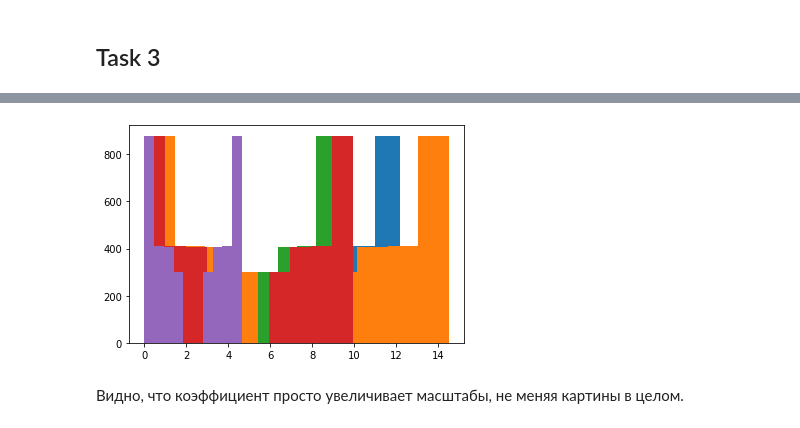
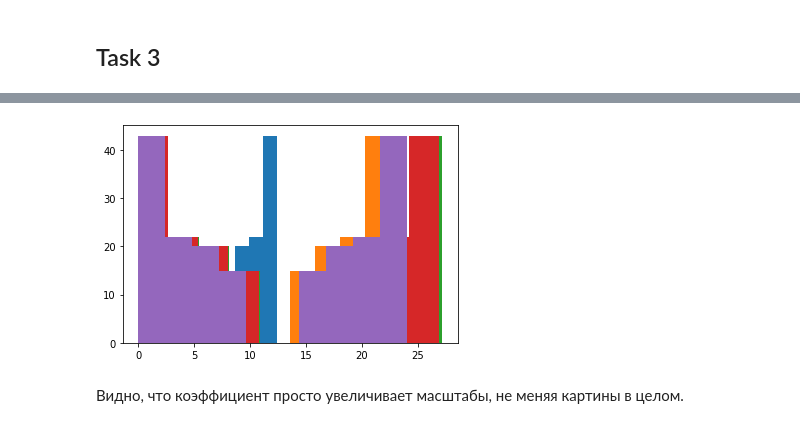
Before and after one commit to SvMixa/HSE_computational_physics, a Jupyter notebook: Home_work_5_Svintsov_M.ipynb, the cells around one changed output, grey strips where cells are left out. Saved outputs shown, nothing was run; the diff lists cells and outputs as text; code cells hidden in the pictures.

```diff
--- a/Home_work_5_Svintsov_M.ipynb
+++ b/Home_work_5_Svintsov_M.ipynb
@@ -127,9 +334,9 @@ A = \left(
 В левом нижнем и правом верхнем углу не нули, так как цепочка замкнута.
 # %%
 def made_matrix_A (N):
-    A = np.diag([2,1] * 2 * N) + np.diag(([-0.5, -1]* 2 * N)[:-1], -1) + np.diag(([-1, -0.5]* 2 * N)[:-1], 1)
-    A[0, 4*N-1] = -1
-    A[4*N-1, 0] = -0.5
+    A = np.diag([2,1]  * N) + np.diag(([-0.5, -1] * N)[:-1], -1) + np.diag(([-1, -0.5] * N)[:-1], 1)
+    A[0, 2*N-1] = -1
+    A[2*N-1, 0] = -0.5
     return A
 made_matrix_A(2)
 # %% [output]
@@ -146 +349,6 @@ eigenvals = np.linalg.eigvals(made_matrix_A(1000))
+# %%
+N = 1000
+# %%
+A = made_matrix_A(N)
+eigval, eigvec = np.linalg.eig(A)
 # %%
@@ -152,0 +359,5 @@ eigen = np.linalg.eig(made_matrix_A(1000))
+# %%
+plt.figure(figsize=(7,7))
+for i in range(2*N):
+    plt.plot([0,1], [eigval[i], eigval[i]])
+plt.show()
@@ -170,14 +418,14 @@ plt.show()
 # %%
-A = made_matrix_A(1000)
+A = made_matrix_A(100)
 for i in range(5):
     k = np.random.random()*9 + 1
     A_k = k*A
     eigenvals_k = np.linalg.eigvals(A_k)
     eigen = np.linalg.eig(A_k)
     plt.hist(eigenvals_k)
 plt.show()
 # %% [output]
-[figure, old version]
+[figure, new version]
 # %% [markdown]
 Видно, что коэффициент просто увеличивает масштабы, не меняя картины в целом.
 # %%
```
Also changed, not shown: parts of 46 cells of this notebook.
